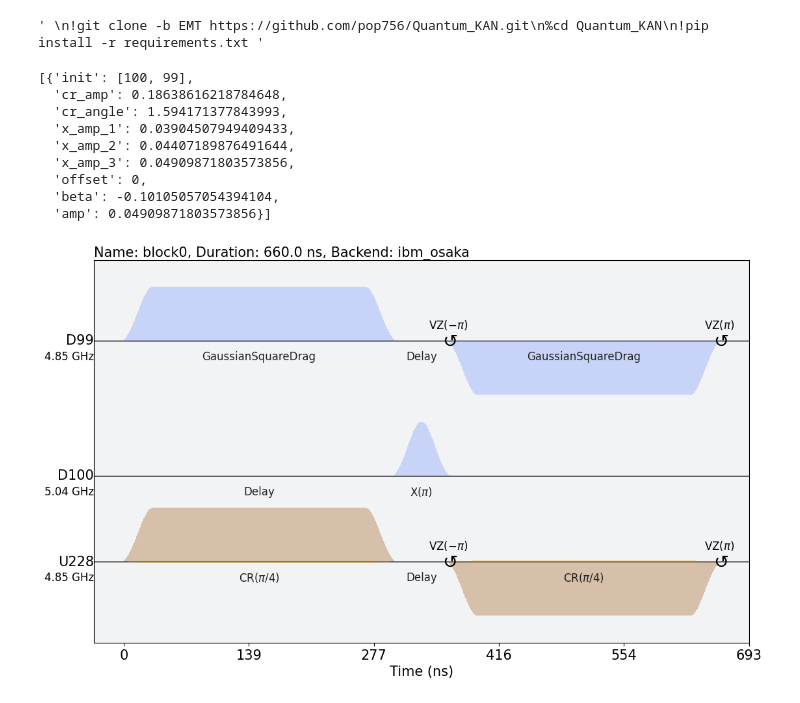
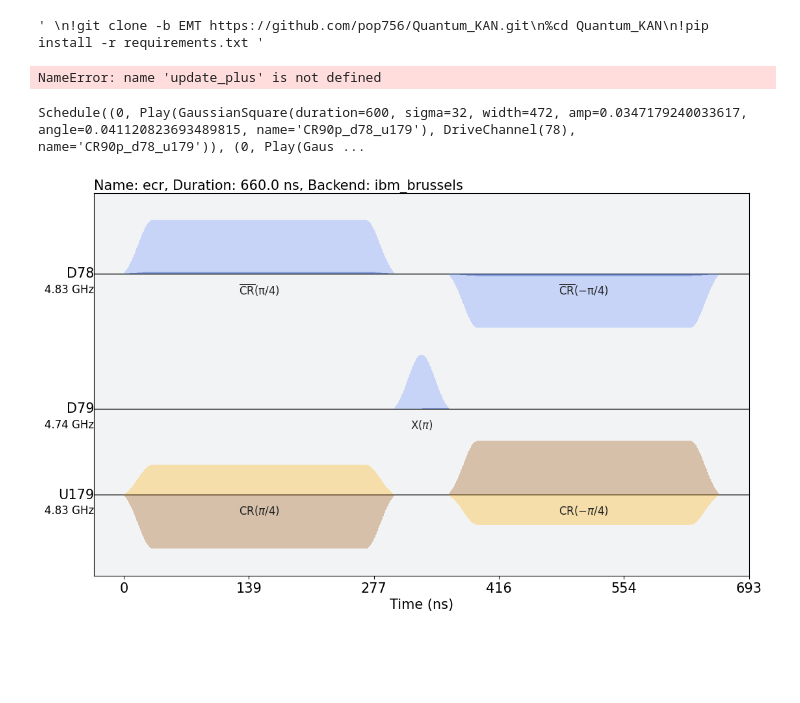
Before and after one commit to pop756/Quantum_KAN, a Jupyter notebook: RB_compare.ipynb, the cells around one changed output. Cells and saved outputs as stored; diff of their text form; code cells hidden in the pictures; blank space fills up the shorter version.

```diff
--- a/RB_compare.ipynb
+++ b/RB_compare.ipynb
@@ -18,25 +18,14 @@ service = QiskitRuntimeService(
     instance="ibm-q-skku/skku/skku-students",
     token="06f802eeac992c43c4106753d7c5fc31414a13eb7d91c99d67fb49cc50569e5b4b011f20c71b9607a07cb43ecc7044557c699022db91d1685ba4c886d5886854",
 )
-backend = service.backend('ibm_osaka')
+backend = service.backend('ibm_brussels')
 # %%
 from functions.Train_ZNE import update_pulse
 import json
 
-with open('./brussels_ecr_data_2.json','r') as file:
+with open('./minus_brussels_ecr_data.json','r') as file:
     config_list = json.load(file)
 for config in config_list:
     config['amp'] = config['x_amp_3']
+
 update = update_pulse(backend,config_list)
-# %%
-config_list
-# %% [output]
-[{'init': [100, 99],
-  'cr_amp': 0.18638616218784648,
-  'cr_angle': 1.594171377843993,
-  'x_amp_1': 0.03904507949409433,
-  'x_amp_2': 0.04407189876491644,
-  'x_amp_3': 0.04909871803573856,
-  'offset': 0,
-  'beta': -0.10105057054394104,
-  'amp': 0.04909871803573856}]
@@ -43,8 +41,15 @@ config_list
 # %%
 backend_update = update.update_ecr_real()
+#backend_update_plus = update_plus.update_ecr_real()
+# %% [output]
+NameError: name 'update_plus' is not defined
+# %%
+backend.target['ecr'][tuple(config_list[0]['init'])].calibration
+# %% [output]
+Schedule((0, Play(GaussianSquare(duration=600, sigma=32, width=472, amp=0.0347179240033617, angle=0.041120823693489815, name='CR90p_d78_u179'), DriveChannel(78), name='CR90p_d78_u179')), (0, Play(Gaus ...
 # %%
 from qiskit import schedule
 
-backend_update.target['ecr'][(100,99)].calibration.draw(backend = backend)
+backend.target['ecr'][tuple(config_list[0]['init'])].calibration.draw(backend = backend)
 # %% [output]
-[figure, old version]
+[figure, new version]
```
Also changed, not shown: parts of 25 cells of this notebook, 3 other files.
